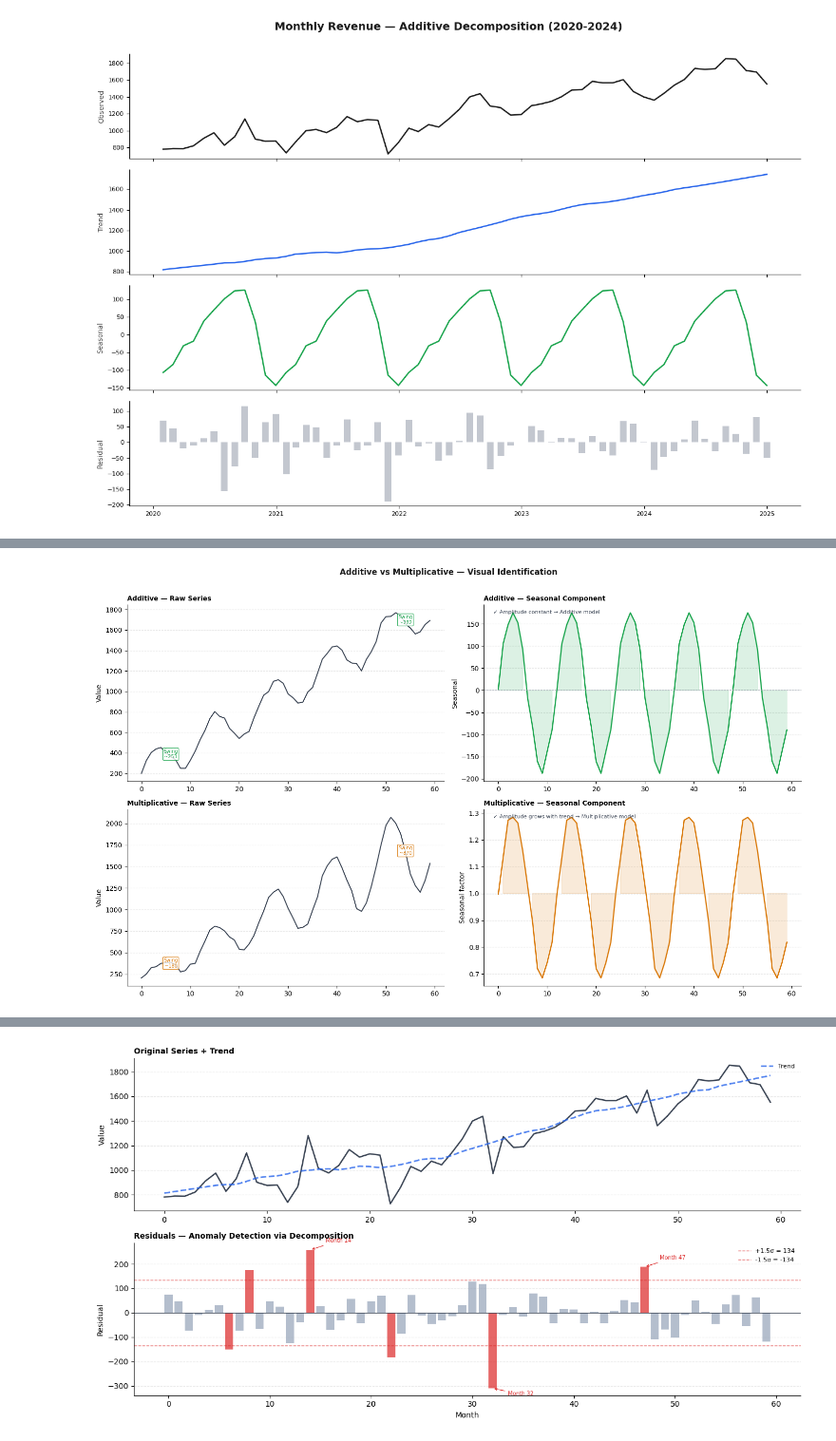
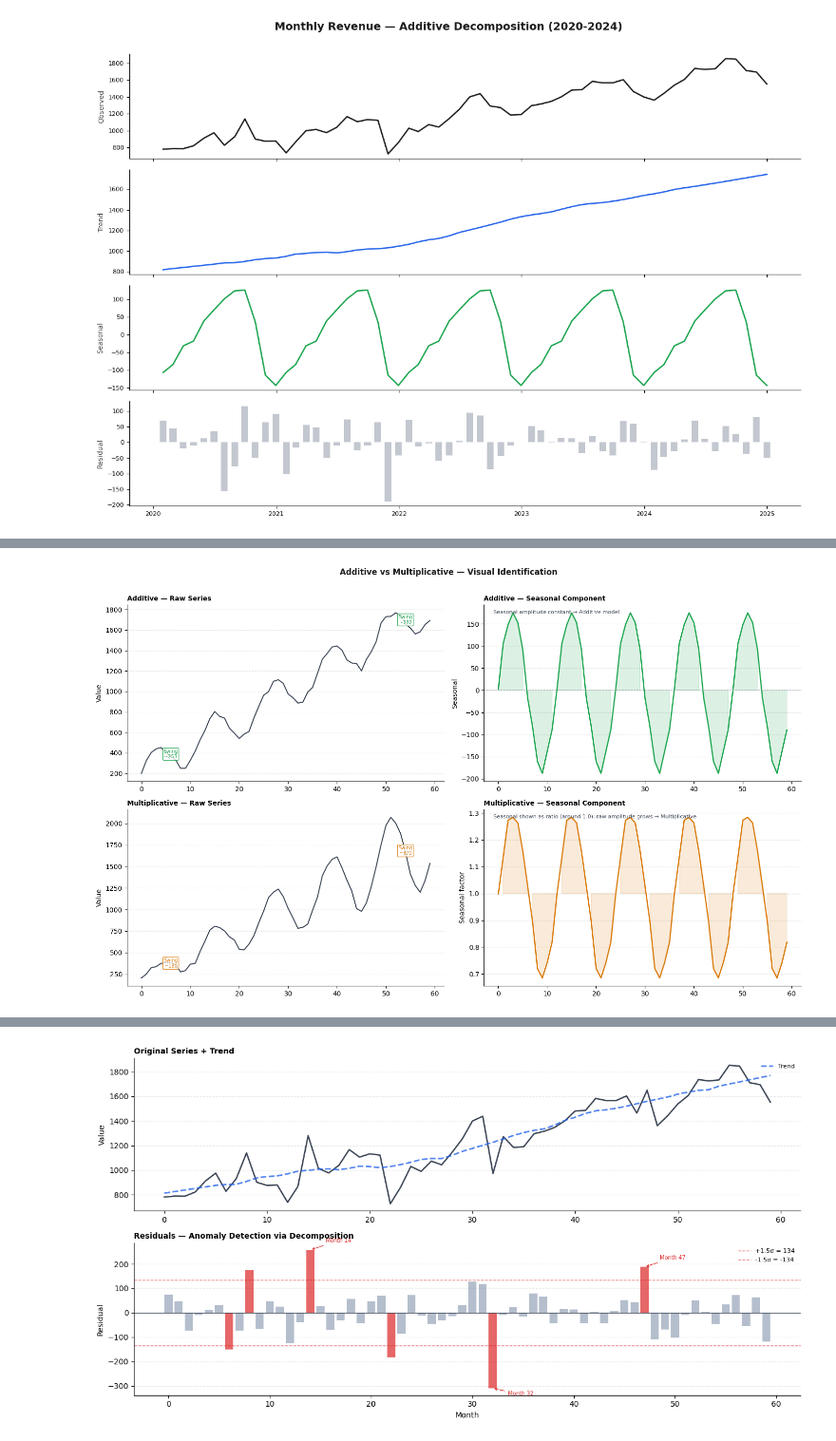
Before and after one commit to thisYui/From-Data-to-Story, a Jupyter notebook: notebooks/06_process_and_journey.ipynb, the cells around one changed output, grey strips where cells are left out. Shown at 95% size. Cells and saved outputs as stored; diff of their text form; code cells hidden in the pictures.

```diff
--- a/notebooks/06_process_and_journey.ipynb
+++ b/notebooks/06_process_and_journey.ipynb
@@ -594,33 +1665,36 @@ for row, (y_ts, model, title_prefix, color) in enumerate([
                 fontsize=7, color=color, ha='center',
                 bbox=dict(boxstyle='round,pad=0.2', fc='white', ec=color, alpha=0.8))
 
     ax.set_title(f'{title_prefix} — Raw Series',
                  loc='left', fontsize=10, fontweight='bold')
     ax.set_ylabel('Value')
     despine(ax); set_grid(ax)
 
     # ── Right: Seasonal component ─────────────────────────────────────────
     ax = axes[row][1]
     baseline = 0 if model == 'additive' else 1
     ax.plot(t_arr, seasonal_vals, color=color, linewidth=1.8)
     ax.axhline(baseline, color='#9CA3AF', linewidth=0.8, linestyle='--')
     ax.fill_between(t_arr, seasonal_vals, baseline,
                     where=(seasonal_vals > baseline), color=color, alpha=0.15)
     ax.fill_between(t_arr, seasonal_vals, baseline,
                     where=(seasonal_vals < baseline), color=color, alpha=0.15)
 
     ax.set_title(f'{title_prefix} — Seasonal Component',
                  loc='left', fontsize=10, fontweight='bold')
     ax.set_ylabel('Seasonal' if model == 'additive' else 'Seasonal factor')
 
-    insight = ('✓ Amplitude constant → Additive model' if model == 'additive'
-               else '✓ Amplitude grows with trend → Multiplicative model')
+    insight = (
+        'Seasonal amplitude constant → Additive model'
+        if model == 'additive'
+        else 'Seasonal shown as ratio (around 1.0); raw amplitude grows → Multiplicative'
+    )
     add_note(ax, insight, x=0.03, y=0.97, color='#374151', fontsize=8)
     despine(ax); set_grid(ax)
 
 fig.suptitle('Additive vs Multiplicative — Visual Identification',
              fontsize=12, fontweight='bold', color='#1a1a1a', y=1.01)
 plt.tight_layout()
 plt.show()
 # %% [output]
-[figure, old version]
+[figure, new version]
```
Also changed, not shown: parts of 18 cells of this notebook, 1 other file.
